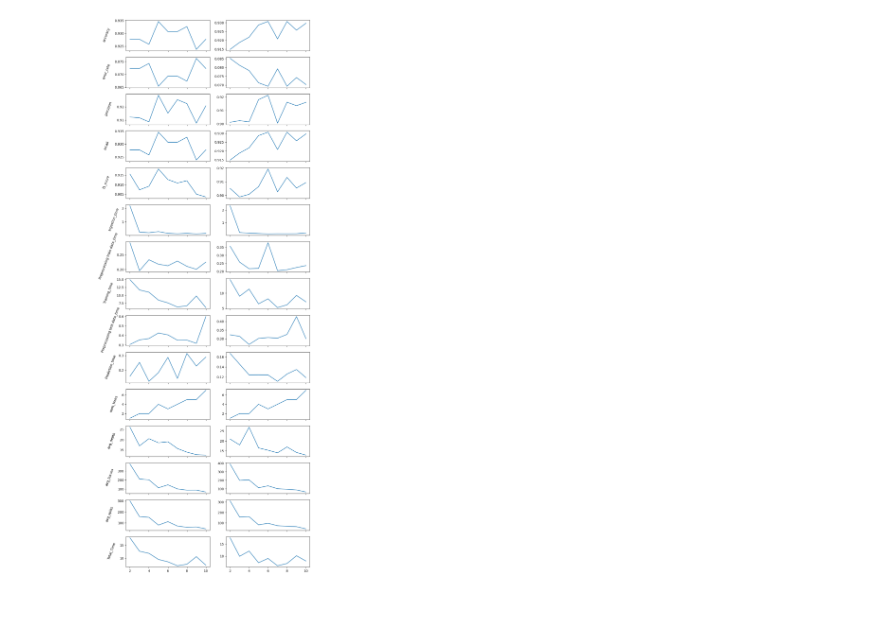
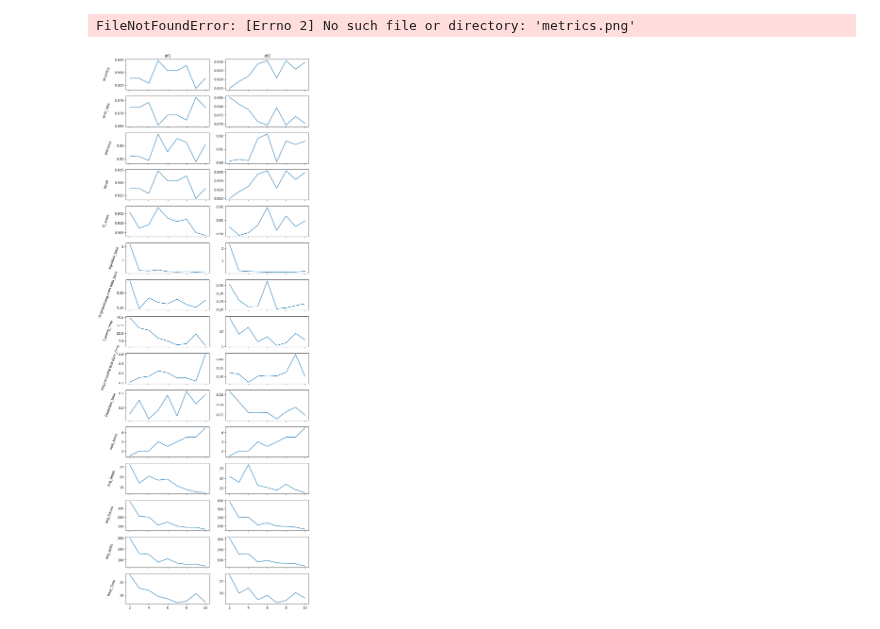
Before and after one commit to KRudd-E/BigData, a Jupyter notebook: code/src/logs/reports_analysis.ipynb, the cells around one changed output. Cells and saved outputs as stored; diff of their text form; code cells hidden in the pictures.

```diff
--- a/code/src/logs/reports_analysis.ipynb
+++ b/code/src/logs/reports_analysis.ipynb
@@ -50,14 +59,17 @@ df2 = tot_time_col(df2)
 # %%
 import matplotlib.pyplot as plt
 fig, ax = plt.subplots(nrows=len(df_list[0].columns), ncols=len(df_list), sharex=True, figsize=(len(df_list) * 5, len(df1.columns) * 2))
 
 for j, df in enumerate(df_list):
     for i, col in enumerate(df.columns):
         vals = df[col]
         ax[i, j].plot(vals.index, vals.values)
         if j == 0:
             ax[i, j].set_ylabel(col, rotation=70, labelpad=20)
+        if i == 0:
+            ax[i, j].set_title(f"df{j+1}")
 
-plt.savefig(f'all_metrics.png', dpi=300, bbox_inches='tight')
+plt.savefig(f'metrics.png', dpi=300, bbox_inches='tight')
 # %% [output]
+FileNotFoundError: [Errno 2] No such file or directory: 'metrics.png'
-[figure, old version]
+[figure, new version]
```
Also changed, not shown: parts of 4 cells of this notebook, 1 other file.
